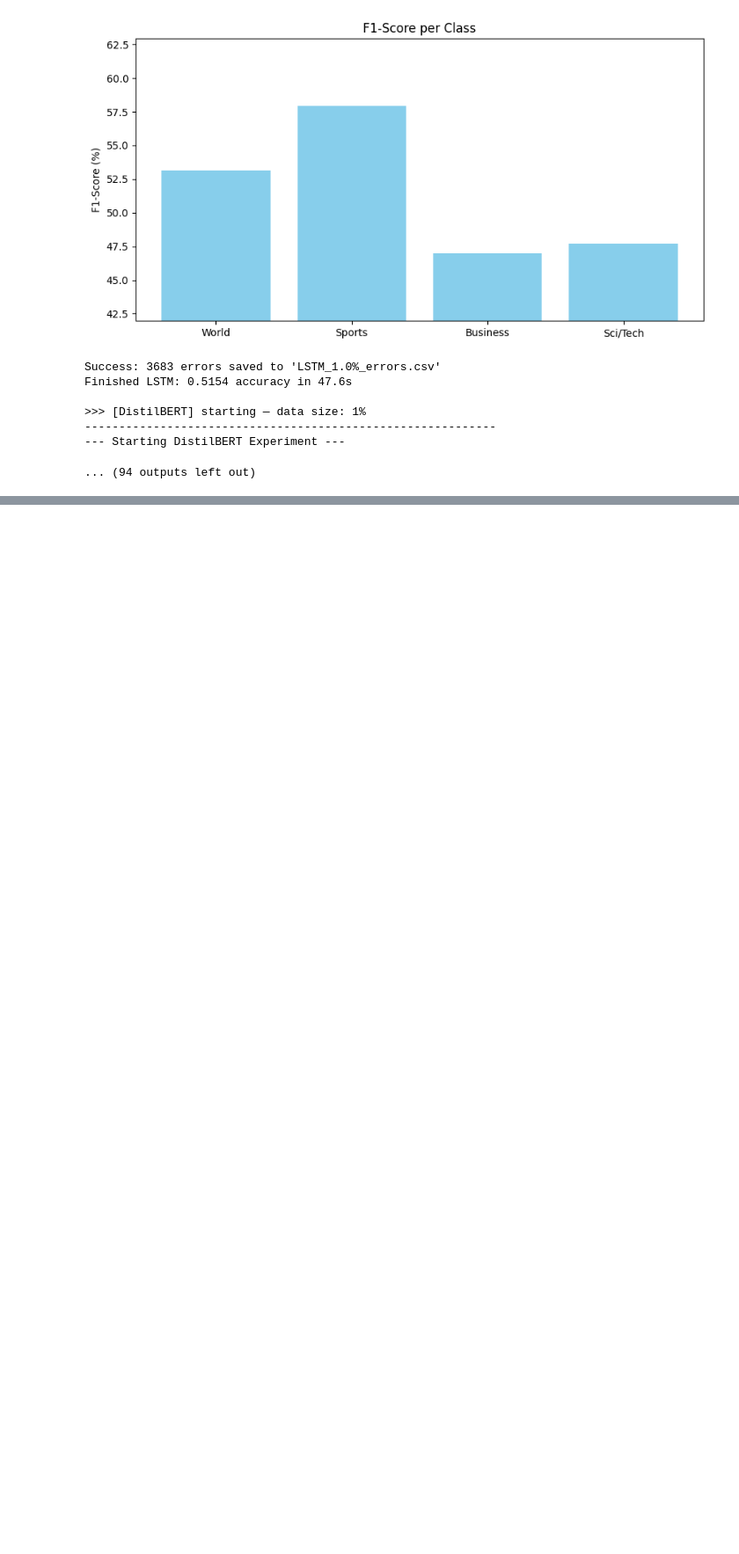
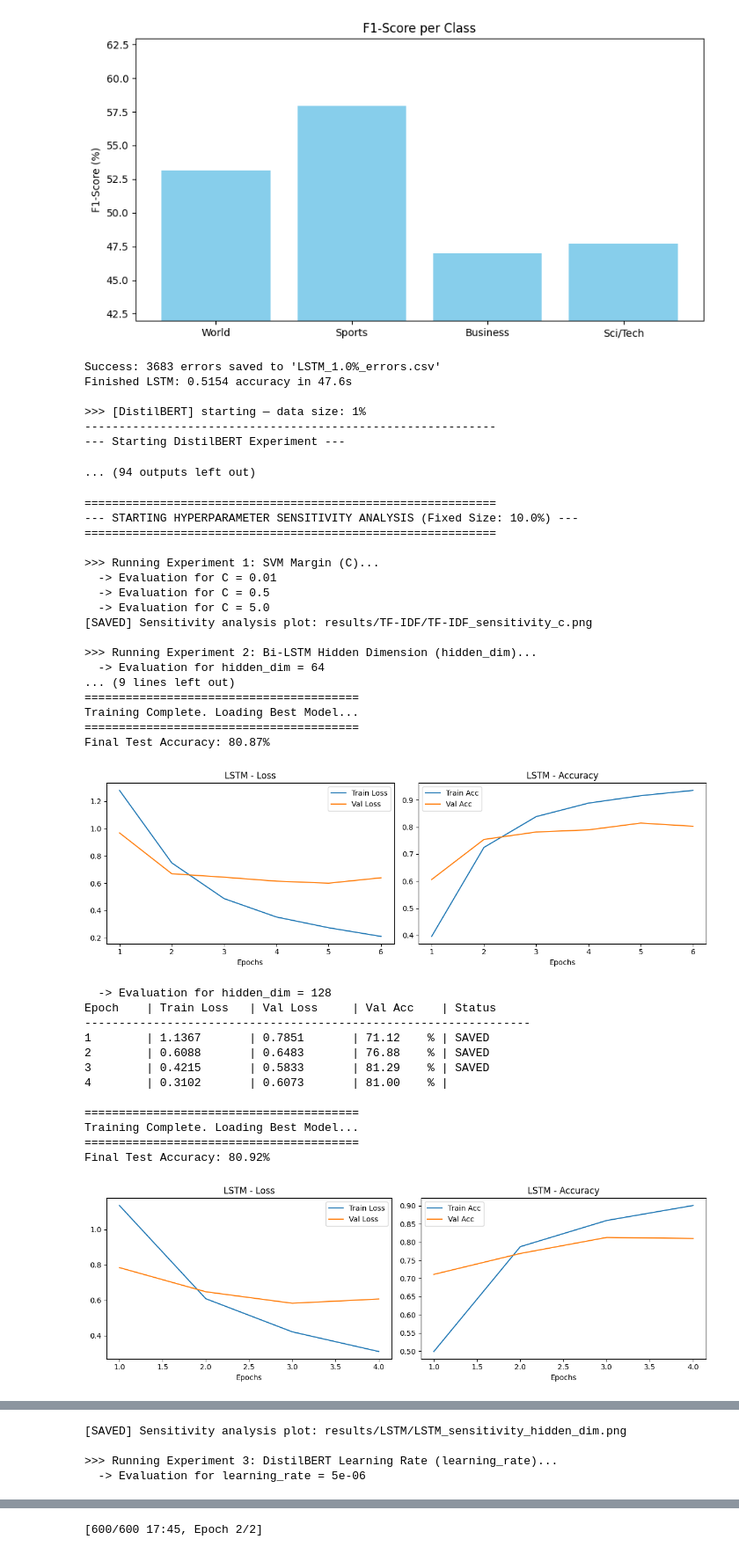
Before and after one commit to Tifa004/ML_Project, a Jupyter notebook: project.ipynb, the cells around one changed output, grey strips where cells are left out. Shown at 88% size. Cells and saved outputs as stored; diff of their text form; code cells hidden in the pictures; blank space fills up the shorter version.

Commit message:
Added Hyperparameter Sensitivity analysis and saved results

```diff
--- a/project.ipynb
+++ b/project.ipynb
@@ -553,7 +553,7 @@ def plot_accuracy_comparison(model_name,train_acc, val_acc, test_acc,data_size):
 ### TF-IDF Training
 Defines run_tfidf_training() using TF-IDF and LinearSVC with cross-validation.
 # %%
-def run_tfidf_training(train_df, test_df):
+def run_tfidf_training(train_df, test_df,C_value=0.5):
     # 1. Define Pipeline
     pipeline = Pipeline(
         [
@@ -567,7 +567,7 @@ def run_tfidf_training(train_df, test_df):
                     min_df=2,
                 )
             ),
-            ("clf", LinearSVC(C=0.5, max_iter=2000,dual=False)),
+            ("clf", LinearSVC(C=C_value, max_iter=2000,dual=False)),
         ]
     )
 
@@ -675,12 +675,12 @@ def get_model_size(model):
 ### LSTM Training Loop
 Defines run_lstm_training() with early stopping, scheduling, and final evaluation.
 # %%
-def run_lstm_training(train_loader, val_loader, test_loader, data_size):
+def run_lstm_training(train_loader, val_loader, test_loader, data_size,hidden_dim=128):
 
     model = LSTM(
         vocab_size=30522,
         embed_dim=256,
-        hidden_dim=128,
+        hidden_dim=hidden_dim,
         output_dim=4,
         dropout=0.5,
         num_layers=1,
@@ -777,7 +777,7 @@ def run_lstm_training(train_loader, val_loader, test_loader, data_size):
 ### DistilBERT Training
 Defines run_distilbert_training() with Hugging Face Trainer and evaluation metrics.
 # %%
-def run_distilbert_training(train_ds, val_ds, test_ds, data_size):
+def run_distilbert_training(train_ds, val_ds, test_ds, data_size,learning_rate=2e-5):
         # 1. Define how to calculate accuracy
     metric = evaluate.load("accuracy")
 
@@ -794,7 +794,7 @@ def run_distilbert_training(train_ds, val_ds, test_ds, data_size):
     # 2. Configure the Trainer
     training_args = TrainingArguments(
         output_dir="./results",
-        learning_rate=2e-5,  # Standard for fine-tuning BERT
+        learning_rate=learning_rate,  # Standard for fine-tuning BERT
         per_device_train_batch_size=32,  # LOWERED from 64 to prevent RAM paging
         per_device_eval_batch_size=32,  # LOWERED from 64
         num_train_epochs=2,  # LOWERED from 5 (CPU will take hours per epoch)
@@ -1144,0 +1338,34 @@ Finished LSTM: 0.5154 accuracy in 47.6s
+# %%
+run_sensitivity_analysis(fixed_percentage=0.1)
+# %% [output]
+============================================================
+--- STARTING HYPERPARAMETER SENSITIVITY ANALYSIS (Fixed Size: 10.0%) ---
+============================================================
+
+>>> Running Experiment 1: SVM Margin (C)...
+  -> Evaluation for C = 0.01
+  -> Evaluation for C = 0.5
+  -> Evaluation for C = 5.0
+[SAVED] Sensitivity analysis plot: results/TF-IDF/TF-IDF_sensitivity_c.png
+
+>>> Running Experiment 2: Bi-LSTM Hidden Dimension (hidden_dim)...
+  -> Evaluation for hidden_dim = 64
+... (9 lines left out)
+========================================
+Training Complete. Loading Best Model...
+========================================
+Final Test Accuracy: 80.87%
+[figure, added]
+  -> Evaluation for hidden_dim = 128
+Epoch    | Train Loss   | Val Loss     | Val Acc    | Status
+-----------------------------------------------------------------
+1        | 1.1367       | 0.7851       | 71.12    % | SAVED
+2        | 0.6088       | 0.6483       | 76.88    % | SAVED
+3        | 0.4215       | 0.5833       | 81.29    % | SAVED
+4        | 0.3102       | 0.6073       | 81.00    % |
+
+========================================
+Training Complete. Loading Best Model...
+========================================
+Final Test Accuracy: 80.92%
+[figure, added]
@@ -1144,0 +1386,4 @@ Finished LSTM: 0.5154 accuracy in 47.6s
+[SAVED] Sensitivity analysis plot: results/LSTM/LSTM_sensitivity_hidden_dim.png
+
+>>> Running Experiment 3: DistilBERT Learning Rate (learning_rate)...
+  -> Evaluation for learning_rate = 5e-06
@@ -1144,0 +1407 @@ Finished LSTM: 0.5154 accuracy in 47.6s
+[600/600 17:45, Epoch 2/2]
```
Also changed, not shown: parts of 6 cells of this notebook, 12 other files.
